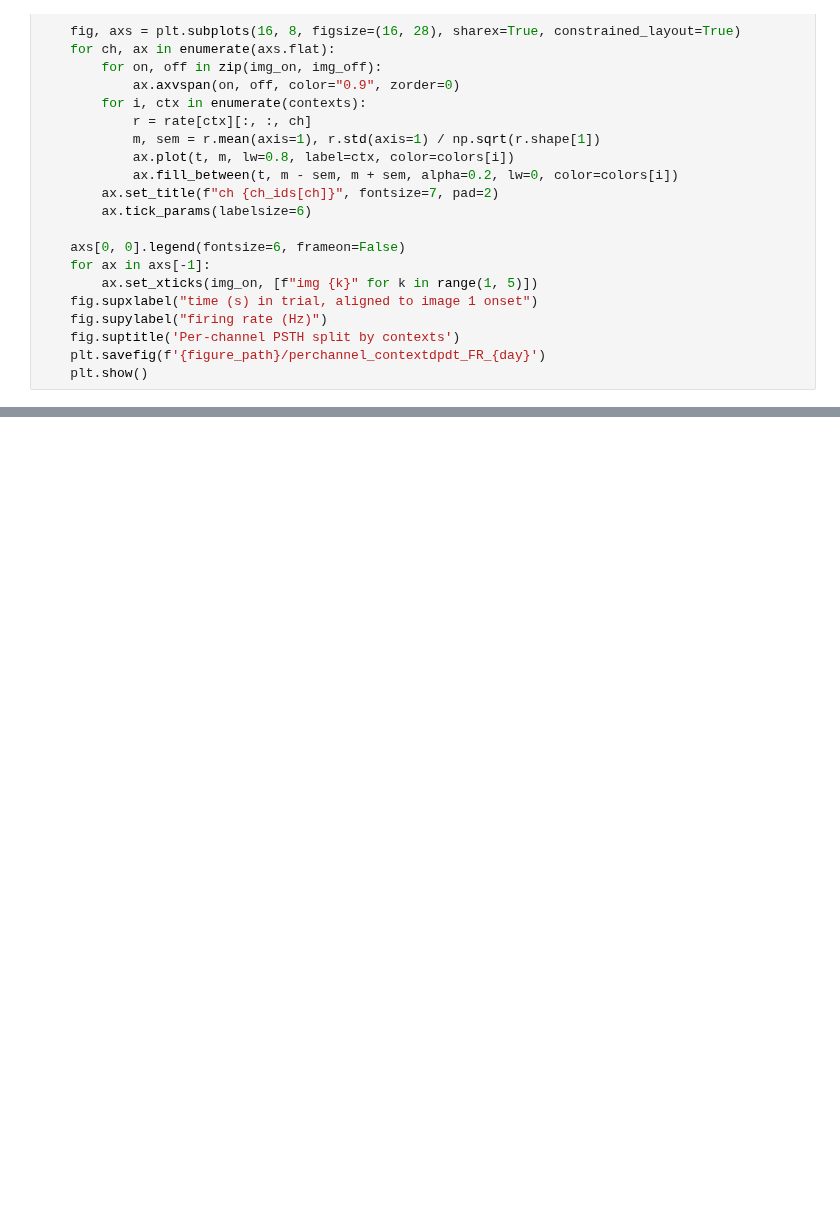
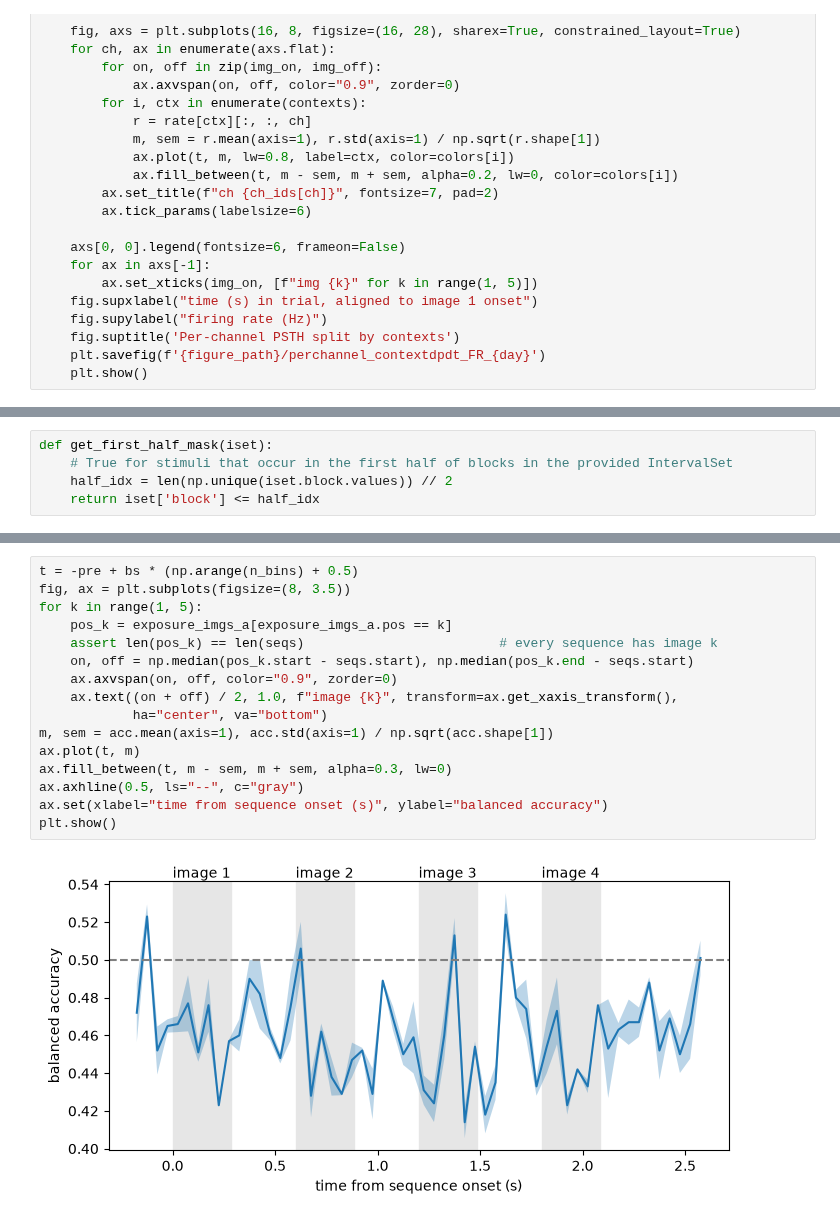
Before and after one commit to rishab-iyer1/passive_seq, a Jupyter notebook: src/decoding_ri/replicate_decoding.ipynb, the cells around one changed output, grey strips where cells are left out. Saved outputs shown, nothing was run; the diff lists cells and outputs as text; blank space fills up the shorter version.

```diff
--- a/src/decoding_ri/replicate_decoding.ipynb
+++ b/src/decoding_ri/replicate_decoding.ipynb
@@ -167,0 +181,5 @@ plot_psth_channels(contexts, spikes_a, window, bin_size, imgs_a, colors, day)
+# %%
+def get_first_half_mask(iset):
+    # True for stimuli that occur in the first half of blocks in the provided IntervalSet
+    half_idx = len(np.unique(iset.block.values)) // 2
+    return iset['block'] <= half_idx
@@ -167,0 +221,18 @@ plot_psth_channels(contexts, spikes_a, window, bin_size, imgs_a, colors, day)
+# %%
+t = -pre + bs * (np.arange(n_bins) + 0.5)
+fig, ax = plt.subplots(figsize=(8, 3.5))
+for k in range(1, 5):
+    pos_k = exposure_imgs_a[exposure_imgs_a.pos == k]
+    assert len(pos_k) == len(seqs)                         # every sequence has image k
+    on, off = np.median(pos_k.start - seqs.start), np.median(pos_k.end - seqs.start)
+    ax.axvspan(on, off, color="0.9", zorder=0)
+    ax.text((on + off) / 2, 1.0, f"image {k}", transform=ax.get_xaxis_transform(),
+            ha="center", va="bottom")
+m, sem = acc.mean(axis=1), acc.std(axis=1) / np.sqrt(acc.shape[1])
+ax.plot(t, m)
+ax.fill_between(t, m - sem, m + sem, alpha=0.3, lw=0)
+ax.axhline(0.5, ls="--", c="gray")
+ax.set(xlabel="time from sequence onset (s)", ylabel="balanced accuracy")
+plt.show()
+# %% [output]
+[figure, added]
```
Also changed, not shown: parts of 9 cells of this notebook.
